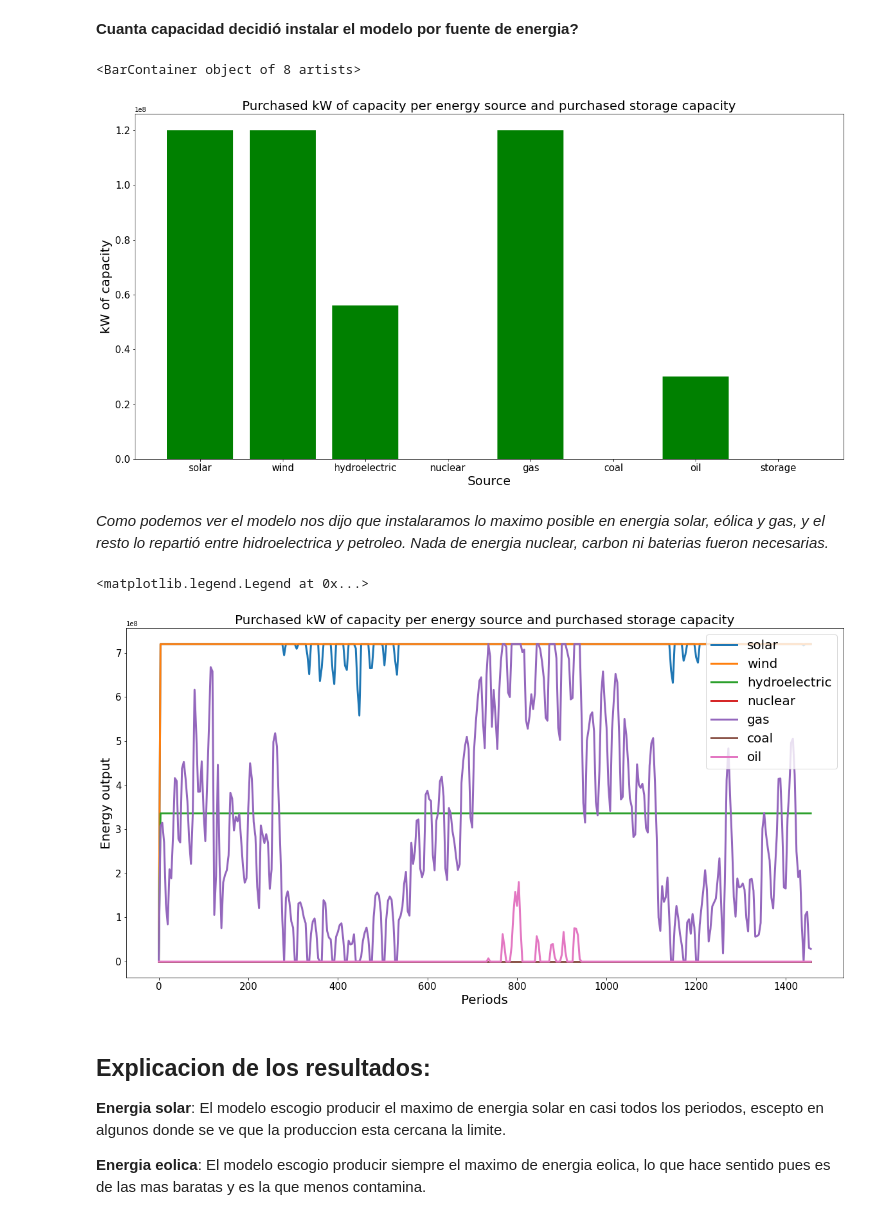
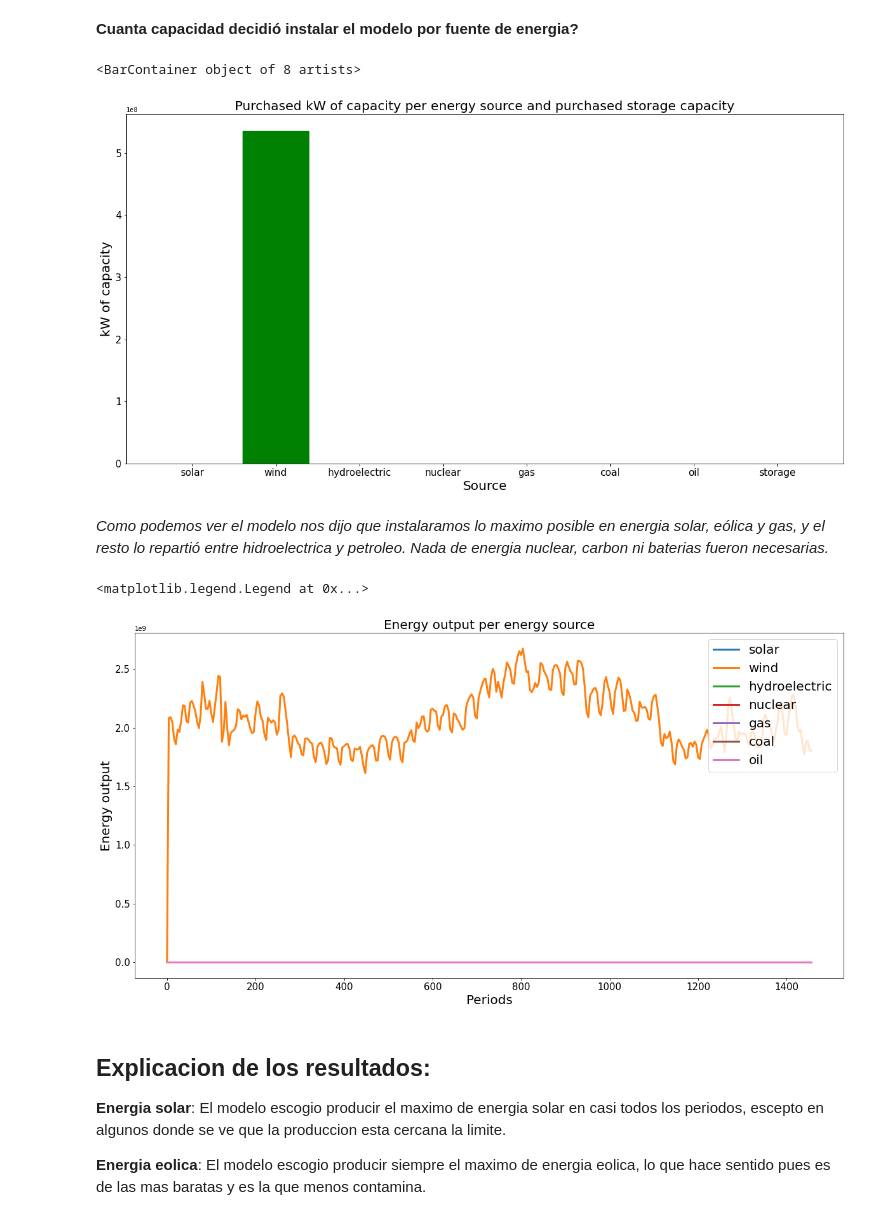
Before and after one commit to rieg-ec/opti-modeling, a Jupyter notebook: modelo.ipynb, the cells around one changed output. Cells and saved outputs as stored; diff of their text form; code cells hidden in the pictures.

```diff
--- a/modelo.ipynb
+++ b/modelo.ipynb
@@ -75,7 +75,7 @@ kg_CO2_per_kwh = {
 #                     limit in zip(sources, np.array([random.randint(9448046//6, 267628704//6) for _ in
 #                                                                                 range(len(sources))]))}
 
-prod_units_limit = {source:120000000 for source in sources}
+prod_units_limit = {source:600000000 for source in sources}
 # %%
 # to-do: graficos de volumenes amontonados en una sola figura para los datos
 # %% [markdown]
@@ -267,4 +266,0 @@ if model.status == GRB.INFEASIBLE:
-# %%
-for var in model.getVars():
-    print(var.varName, var.x)
-    break
@@ -302,40 +296,39 @@ ax.tick_params(axis='both', which='major', labelsize='15')
 ax.bar(sources_prod_units, values_prod_units, color='green')
 # %% [output]
 <BarContainer object of 8 artists>
-[figure, old version]
+[figure, new version]
 # %% [markdown]
 *Como podemos ver el modelo nos dijo que instalaramos lo maximo posible en energia solar, eólica y gas, y el resto lo repartió entre hidroelectrica y petroleo. Nada de energia nuclear, carbon ni baterias fueron necesarias.*
 # %%
-# to-do: grafico de tiempo con linea para cada energia + energia almacenada
 from collections import defaultdict
 
 output = defaultdict(list)
 
 for var in vars:
     if var.varName.startswith('output'):
         op = re.search('\[([^$]*)]', var.varName).group(1).split(',')
         source = op[1]
         period = op[0]
         energy = var.x
         output[source].append(energy)
 
 fig, ax = plt.subplots(1, 1, figsize=(20, 10))
 
-ax.set_title('Purchased kW of capacity per energy source and purchased storage capacity', fontsize=20)
+ax.set_title('Energy output per energy source', fontsize=20)
 
 ax.set_xlabel('Periods', fontsize=20)
 ax.set_ylabel('Energy output', fontsize=20)
 ax.tick_params(axis='both', which='major', labelsize='15')
 # ax.xaxis.set_major_locator(MultipleLocator(100))
 
 for source in output:
     ax.plot([i for i in range(len(output[source]))][0::4], output[source][0::4],
             linewidth=3, label=source)
 
 ax.legend(loc='upper right', fontsize=20)
 # %% [output]
 <matplotlib.legend.Legend at 0x...>
-[figure, old version]
+[figure, new version]
 # %% [markdown]
 ## Explicacion de los resultados:
 
```
Also changed, not shown: parts of 5 cells of this notebook, 7 other files.
